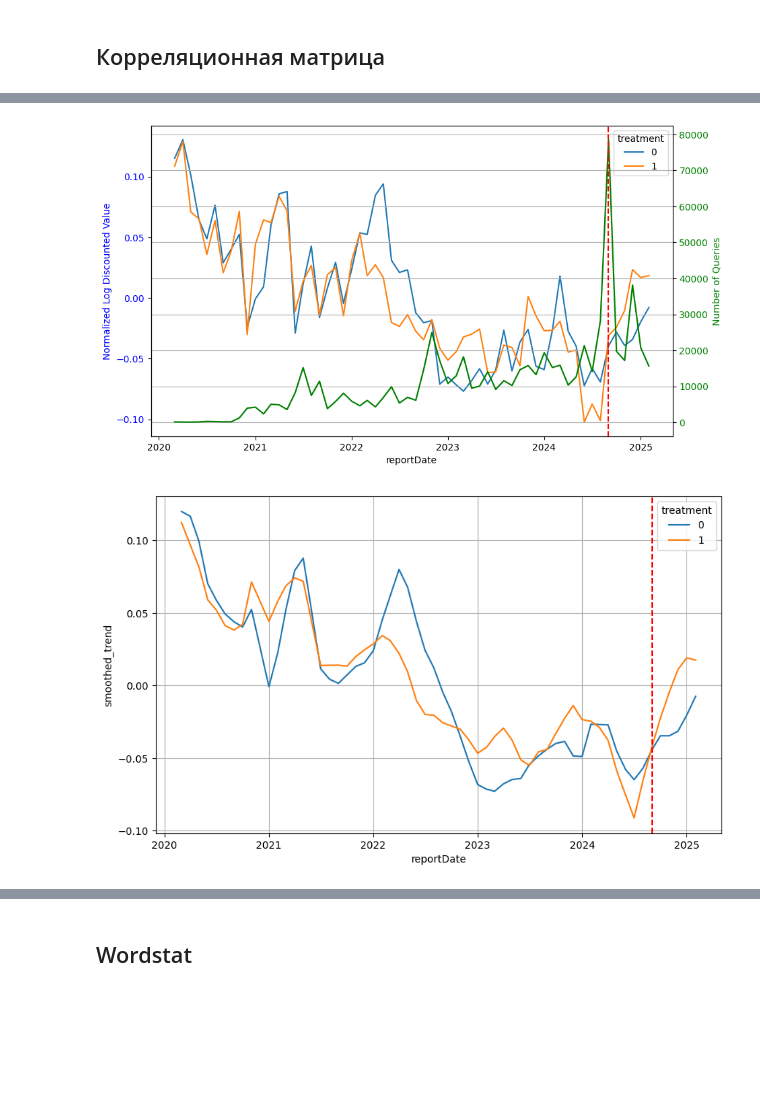
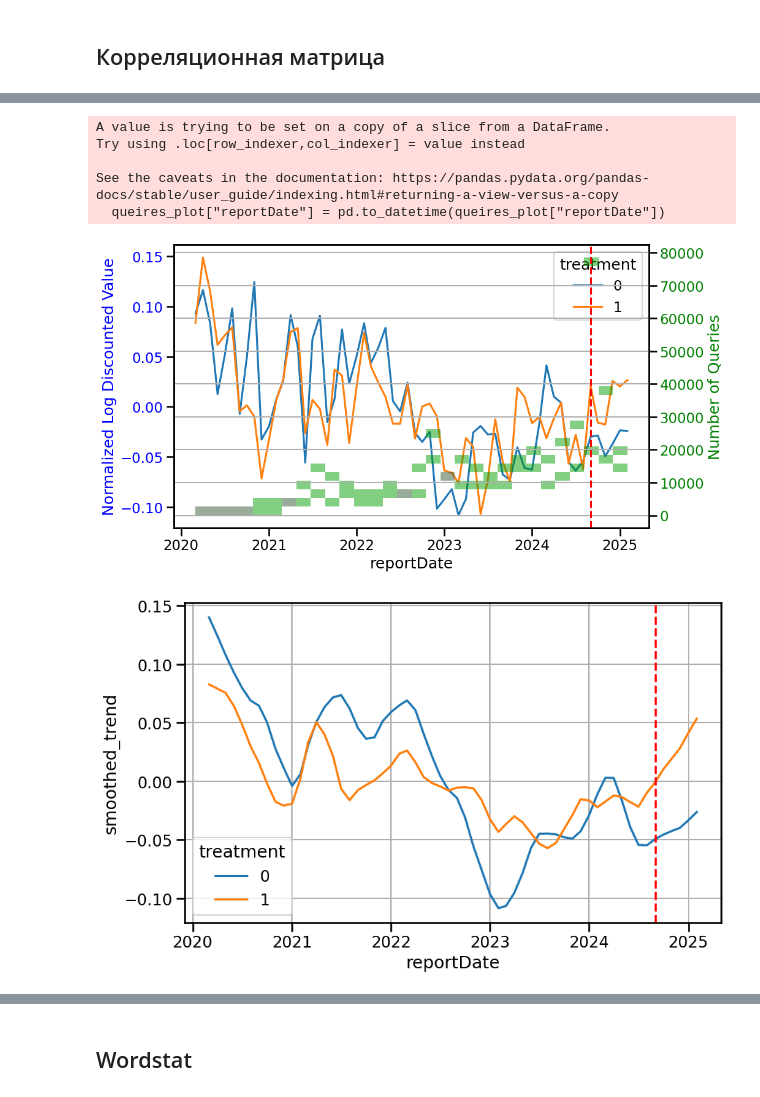
Before and after one commit to andrewch28/Cian, a Jupyter notebook: cian.ipynb, the cells around one changed output, grey strips where cells are left out. Saved outputs shown, nothing was run; the diff lists cells and outputs as text; code cells hidden in the pictures; blank space fills up the shorter version.

```diff
--- a/cian.ipynb
+++ b/cian.ipynb
@@ -19,2 +20,3 @@ merged_table = pd.read_csv("merged_table.csv")
 # %%
-matched_data = pd.read_csv("matched_data3.csv")
+matched_data = pd.read_csv("matched_data18.csv")
+matched_data['reportDate'] = pd.to_datetime(matched_data['reportDate'])
@@ -267,7 +265,12 @@ matched_data
+# %%
+pretrend_table = matched_data
+pretrend_table["treatment"] = (pretrend_table["Сокращение.расстояния"] >= 900).astype(int)
 # %%
-merged_table["log_discounted_value"] = np.log(merged_table["discounted_value"])
-merged_table_grouped = merged_table.groupby(["treatment", "reportDate"])["log_discounted_value"].mean().reset_index()
+pretrend_table["log_discounted_value"] = np.log(pretrend_table["discounted_value"])
+merged_table_grouped = pretrend_table.groupby(["treatment", "reportDate"])["log_discounted_value"].mean().reset_index()
 merged_table_grouped['reportDate'] = pd.to_datetime(merged_table_grouped['reportDate'])
 window_size = 1
 # %%
-queries = merged_table.groupby("reportDate")["Number.of.queries"].mean().reset_index()
+queries = pretrend_table.groupby("reportDate")["Number.of.queries"].mean().reset_index()
+queries['reportDate'] = pd.to_datetime(queries['reportDate'])
+merged_table_grouped = merged_table_grouped.merge(queries, on = "reportDate")
@@ -393,33 +335,36 @@ df_pre
 # %%
-plt.figure(figsize=(10, 6))
+fig, ax1 = plt.subplots(figsize=(10, 6))
 
-# Создаем основную ось (ось слева)
-ax1 = plt.gca()  # Получаем текущую ось
+queires_plot = merged_table_grouped[merged_table_grouped["treatment"] == 1] # значение в столбце запросов дублируются для одной даты для двух групп
+
+merged_table_grouped["reportDate"] = pd.to_datetime(merged_table_grouped["reportDate"])
+queires_plot["reportDate"] = pd.to_datetime(queires_plot["reportDate"])
+queires_plot = queires_plot.sort_values("reportDate")
+
+
 sns.lineplot(data=merged_table_grouped, x='reportDate', y='normalized_log_discounted_value', hue='treatment', ax=ax1)
 ax1.set_ylabel("Normalized Log Discounted Value", color='blue')
 ax1.tick_params(axis='y', labelcolor='blue')
 
-# Создаем вторую ось (ось справа)
-ax2 = ax1.twinx()  # Создаем вторую ось Y
-sns.lineplot(data=merged_table_grouped, x='reportDate', y='Number.of.queries', color='green', ax=ax2)
+ax2 = ax1.twinx()
+sns.histplot(data=queires_plot, x='reportDate', y='Number.of.queries', color='green', ax=ax2, alpha=0.5, bins=30)
 ax2.set_ylabel("Number of Queries", color='green')
 ax2.tick_params(axis='y', labelcolor='green')
 
-# Вертикальная линия для события
 plt.axvline(x=pd.Timestamp("2024-09-01"), color='red', linestyle='dashed', label='Intervention Date')
 plt.grid(True)
 
-# Сохраняем график
 plt.savefig("pretrend_normalized_dual_axis.png", dpi=300)
 plt.show()
 # %% [output]
+A value is trying to be set on a copy of a slice from a DataFrame.
+Try using .loc[row_indexer,col_indexer] = value instead
+
+See the caveats in the documentation: https://pandas.pydata.org/pandas-docs/stable/user_guide/indexing.html#returning-a-view-versus-a-copy
+  queires_plot["reportDate"] = pd.to_datetime(queires_plot["reportDate"])
-[figure, old version]
+[figure, new version]
 # %%
-import numpy as np
-import statsmodels.api as sm
-
-# Применяем LOWESS сглаживание (frac - степень сглаживания)
-lowess_frac = 0.07  # Чем больше, тем плавнее линия
+lowess_frac = 0.1  #чем больше, тем плавнее линия
 for treatment_group in merged_table_grouped['treatment'].unique():
     subset = merged_table_grouped[merged_table_grouped['treatment'] == treatment_group]
     smoothed_values = sm.nonparametric.lowess(subset['normalized_log_discounted_value'], subset['reportDate'], frac=lowess_frac, return_sorted=False)
@@ -433,4 +378,4 @@ plt.grid(True)
 plt.savefig("pretrend_lowess.png", dpi=300)
 plt.show()
 # %% [output]
-[figure, old version]
+[figure, new version]
```
Also changed, not shown: parts of 85 cells of this notebook, 16 other files.
